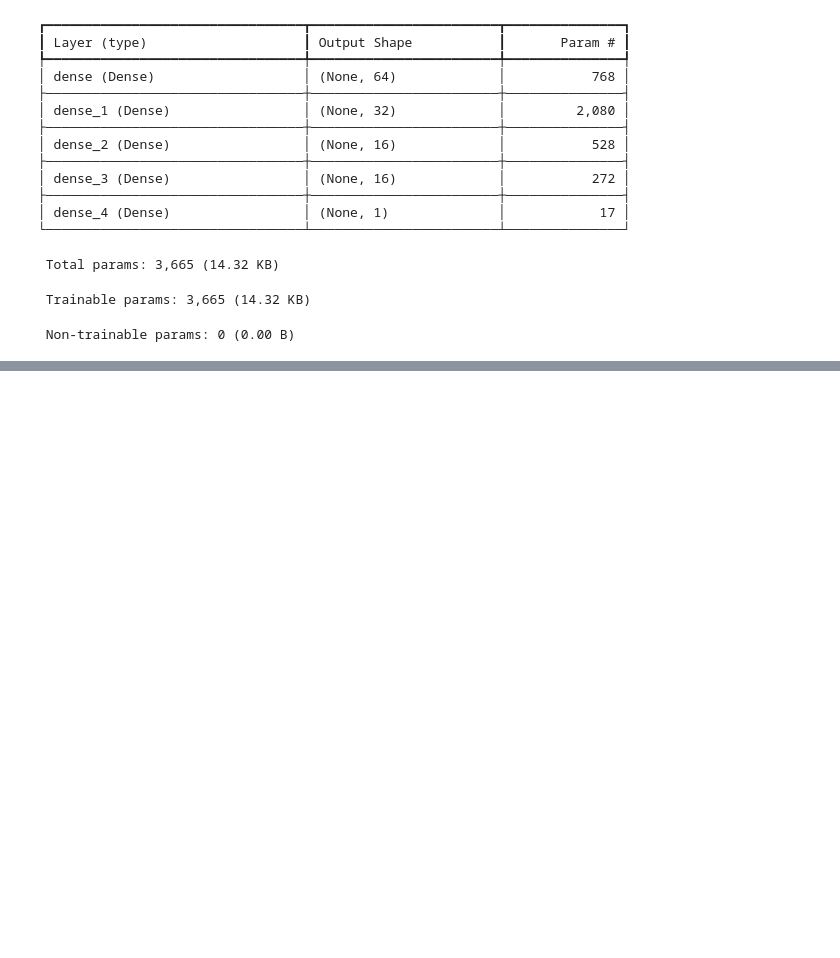
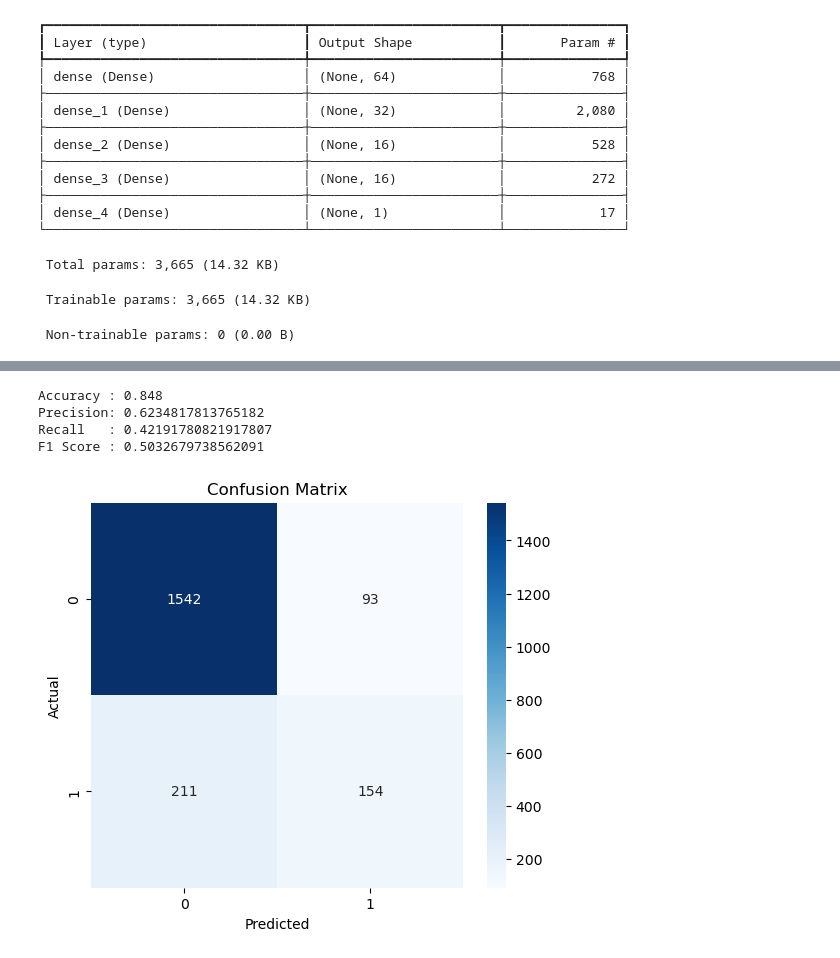
Before and after one commit to Kanchan910/Credit-Card-Customer-Churn-Prediction, a Jupyter notebook: model_building.ipynb, the cells around one changed output, grey strips where cells are left out. Drawn from its saved outputs; the diff is of its cells as text; code cells hidden in the pictures; blank space fills up the shorter version.

Commit message:
Evaluated ANN model and saved trained model

```diff
--- a/model_building.ipynb
+++ b/model_building.ipynb
@@ -110,0 +122,2 @@ Epoch 20/20
+# %%
+y_pred = model.predict(X_test)
@@ -110,0 +136,2 @@ Epoch 20/20
+# %%
+y_pred = (y_pred > 0.5).astype(int)
@@ -110,0 +147,10 @@ Epoch 20/20
+# %%
+print("Accuracy :", accuracy_score(y_test, y_pred))
+print("Precision:", precision_score(y_test, y_pred))
+print("Recall   :", recall_score(y_test, y_pred))
+print("F1 Score :", f1_score(y_test, y_pred))
+# %% [output]
+Accuracy : 0.848
+Precision: 0.6234817813765182
+Recall   : 0.42191780821917807
+F1 Score : 0.5032679738562091
@@ -110,0 +160,11 @@ Epoch 20/20
+# %%
+cm = confusion_matrix(y_test, y_pred)
+# %%
+plt.figure(figsize=(6,5))
+sns.heatmap(cm, annot=True, fmt="d", cmap="Blues")
+plt.title("Confusion Matrix")
+plt.xlabel("Predicted")
+plt.ylabel("Actual")
+plt.show()
+# %% [output]
+[figure, added]
```
Also changed, not shown: parts of 11 cells of this notebook, 1 other file.
